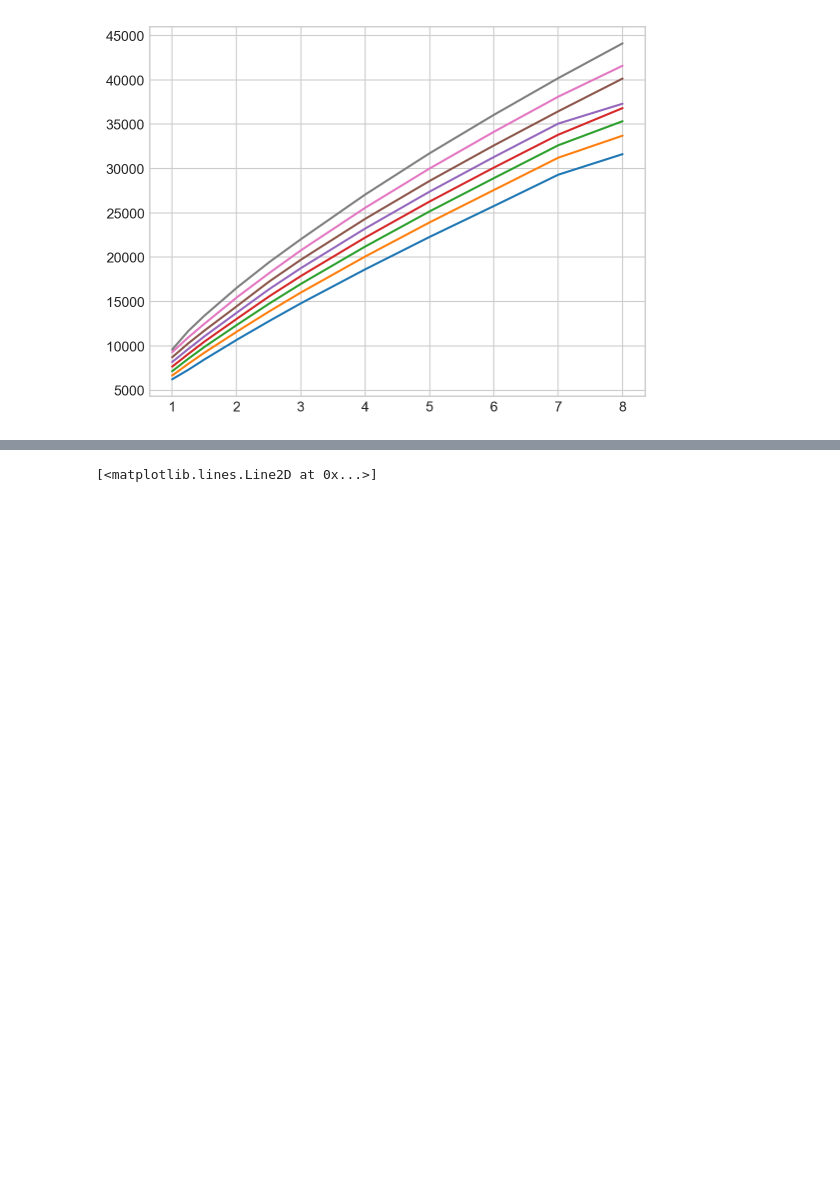
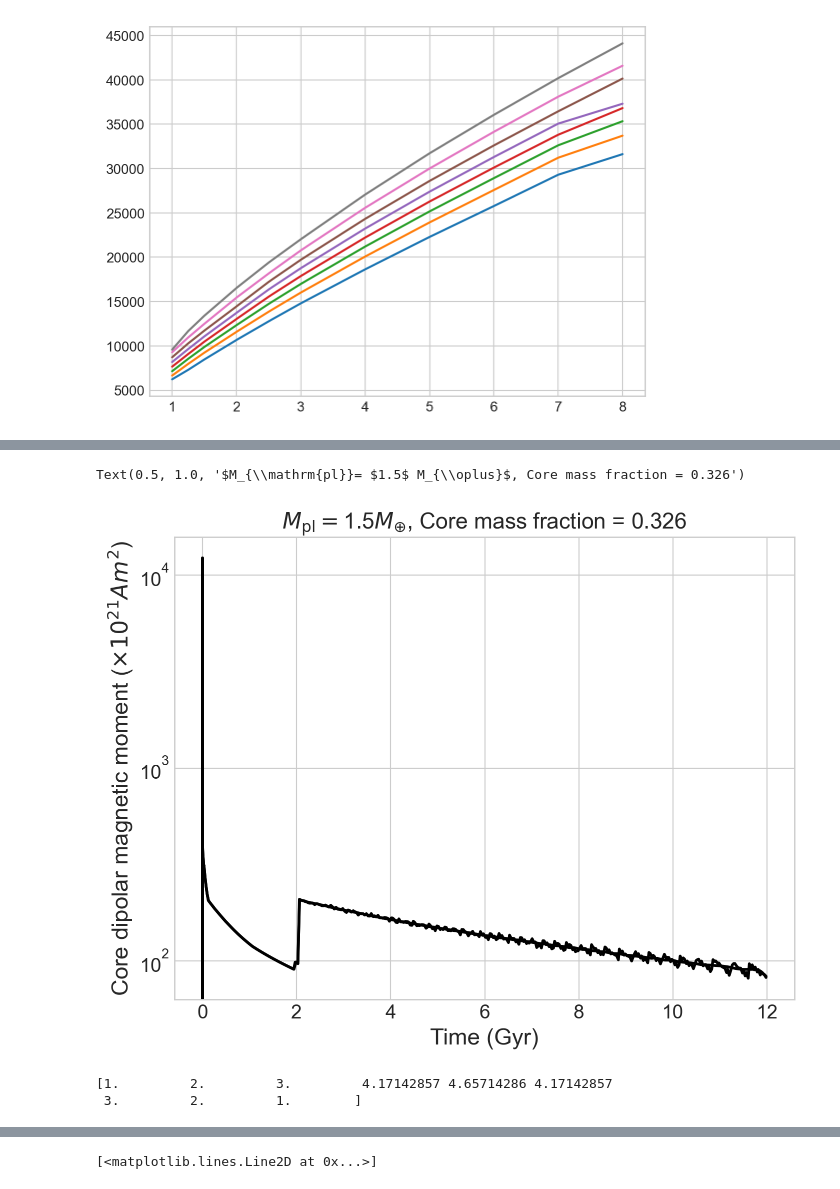
Before and after one commit to zhangjis/CMAPPER_rock, a Jupyter notebook: plot.ipynb, the cells around one changed output, grey strips where cells are left out. Cells and saved outputs as stored; diff of their text form; code cells hidden in the pictures; blank space fills up the shorter version.

```diff
--- a/plot.ipynb
+++ b/plot.ipynb
@@ -63,0 +176,28 @@ for i in range(len(Tc[0])):
+# %%
+evo=np.loadtxt(results_foldername+'/evolution_old.txt')
+# %%
+plt.figure(figsize=(8,6))
+plt.plot(evo[:,0]/1e9/86400.0/365.0,evo[:,22]/1e21,color='black',linewidth=2.0)
+plt.plot(evp[:,0]/1e9/86400.0/365.0,evp[:,22]/1e21,color='black',linewidth=2.0)
+plt.yticks(fontsize=14)
+plt.xticks(fontsize=14)
+plt.yscale('log')
+plt.ylabel(r'Core dipolar magnetic moment ($\times 10^{21} Am^2$)',fontsize=16.5)
+plt.xlabel('Time (Gyr)',fontsize=16.5)
+plt.title(r'$M_{\mathrm{pl}}= $'+str(load_file[0])+r'$ M_{\oplus}$, Core mass fraction = '+str(load_file[1]) ,fontsize=16)
+# %% [output]
+Text(0.5, 1.0, '$M_{\\mathrm{pl}}= $1.5$ M_{\\oplus}$, Core mass fraction = 0.326')
+[figure, added]
+# %%
+from scipy.signal import savgol_filter
+
+# Sample data
+x = np.array([1, 2, 3, 4, 5, 4, 3, 2, 1])
+
+# Apply the filter
+y = savgol_filter(x, window_length=5, polyorder=2)
+
+print(y)
+# %% [output]
+[1.         2.         3.         4.17142857 4.65714286 4.17142857
+ 3.         2.         1.        ]
```
Also changed, not shown: parts of 24 cells of this notebook, 1 other file.
